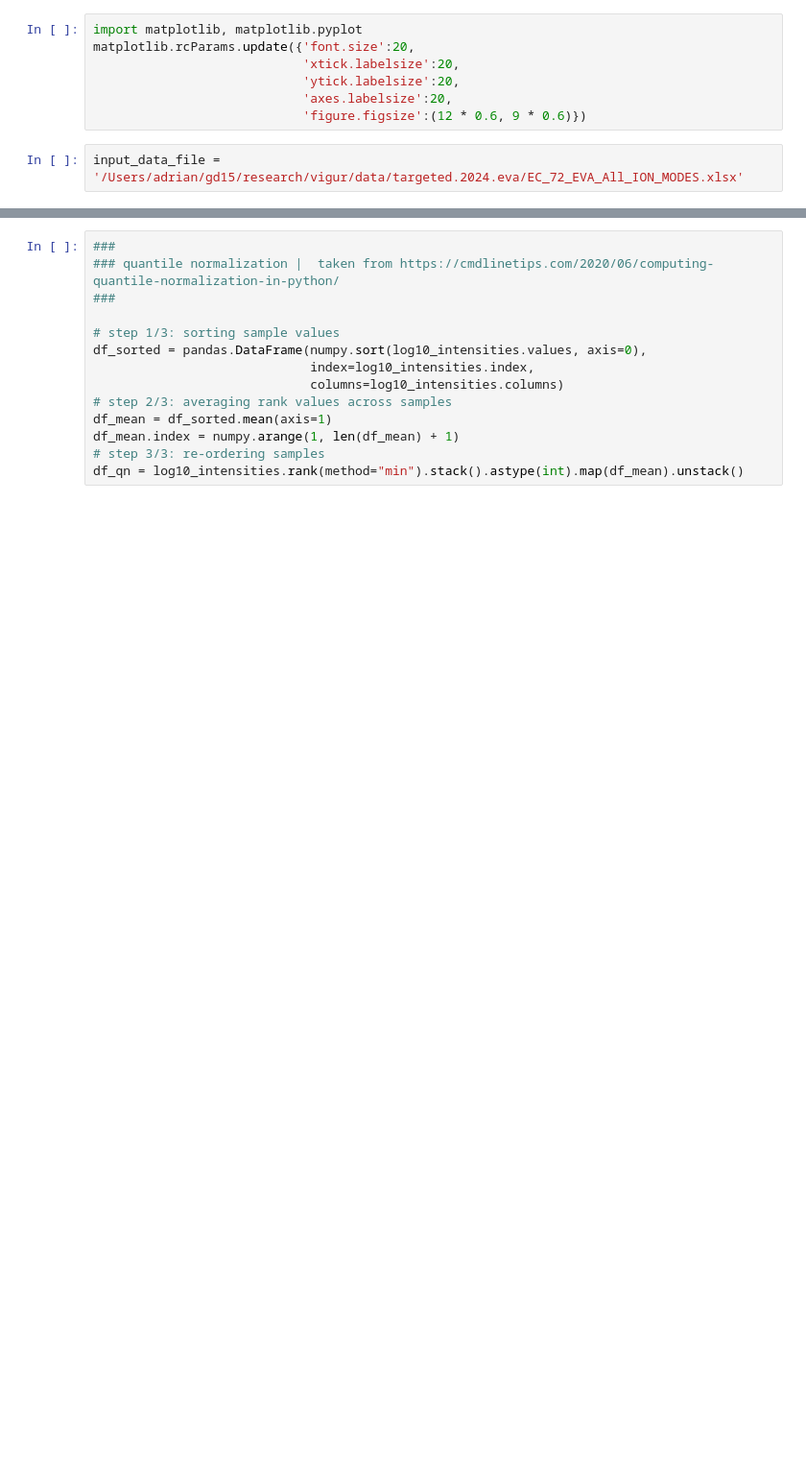
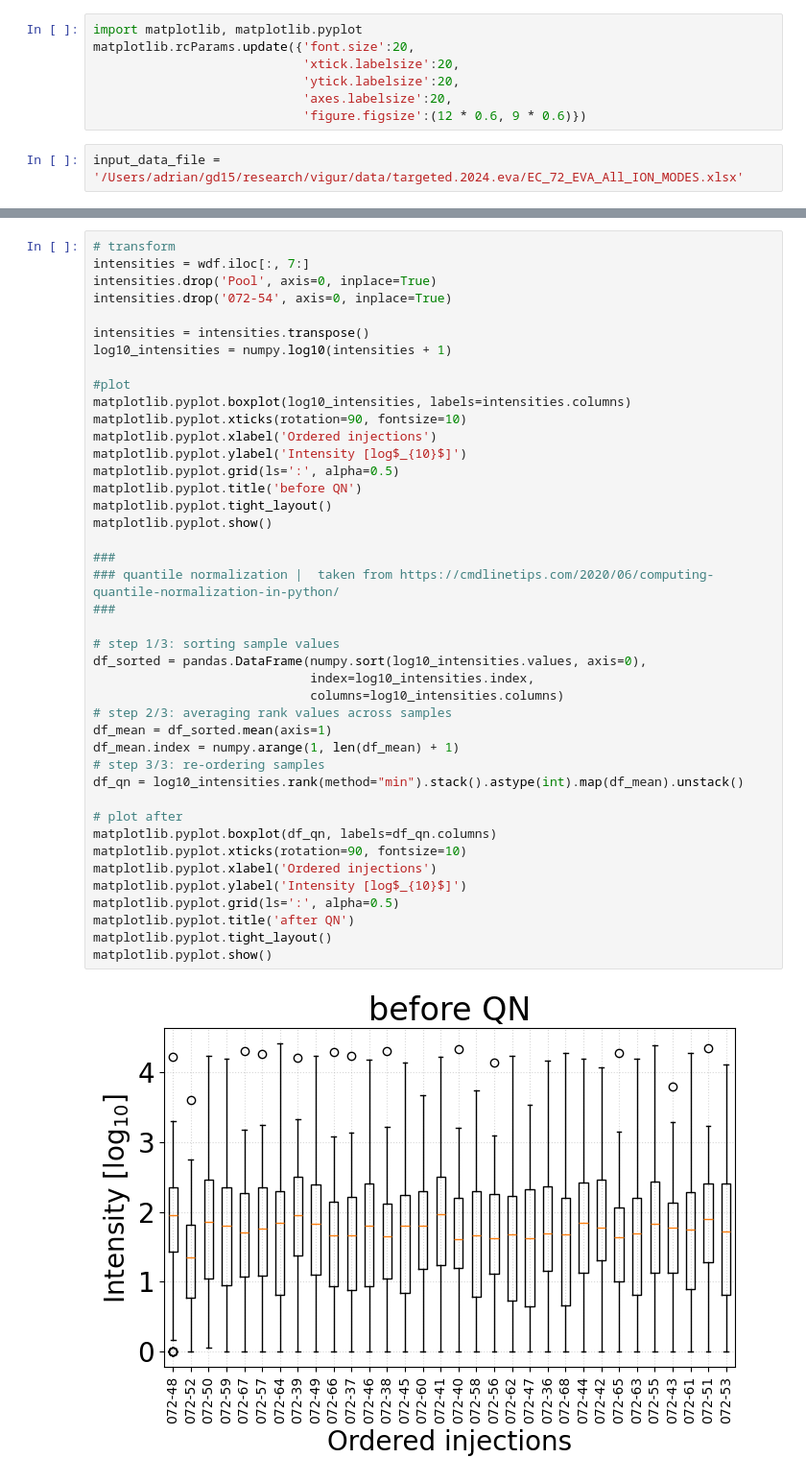
Before and after one commit to adelomana/vigur, a Jupyter notebook: metabolomics/targeted.072.eva/basic_new_approach.ipynb, the cells around one changed output, grey strips where cells are left out. Shown at 96% size. Saved outputs shown, nothing was run; the diff lists cells and outputs as text; blank space fills up the shorter version.

```diff
--- a/metabolomics/targeted.072.eva/basic_new_approach.ipynb
+++ b/metabolomics/targeted.072.eva/basic_new_approach.ipynb
@@ -59,14 +21,44 @@ matplotlib.pyplot.show()
 # %%
+# transform
+intensities = wdf.iloc[:, 7:]
+intensities.drop('Pool', axis=0, inplace=True)
+intensities.drop('072-54', axis=0, inplace=True)
+
+intensities = intensities.transpose()
+log10_intensities = numpy.log10(intensities + 1)
+
+#plot
+matplotlib.pyplot.boxplot(log10_intensities, labels=intensities.columns)
+matplotlib.pyplot.xticks(rotation=90, fontsize=10)
+matplotlib.pyplot.xlabel('Ordered injections')
+matplotlib.pyplot.ylabel('Intensity [log$_{10}$]')
+matplotlib.pyplot.grid(ls=':', alpha=0.5)
+matplotlib.pyplot.title('before QN')
+matplotlib.pyplot.tight_layout()
+matplotlib.pyplot.show()
+
 ###
 ### quantile normalization |  taken from https://cmdlinetips.com/2020/06/computing-quantile-normalization-in-python/
 ###
 
 # step 1/3: sorting sample values
 df_sorted = pandas.DataFrame(numpy.sort(log10_intensities.values, axis=0),
                              index=log10_intensities.index,
                              columns=log10_intensities.columns)
 # step 2/3: averaging rank values across samples
 df_mean = df_sorted.mean(axis=1)
 df_mean.index = numpy.arange(1, len(df_mean) + 1)
 # step 3/3: re-ordering samples
 df_qn = log10_intensities.rank(method="min").stack().astype(int).map(df_mean).unstack()
+
+# plot after
+matplotlib.pyplot.boxplot(df_qn, labels=df_qn.columns)
+matplotlib.pyplot.xticks(rotation=90, fontsize=10)
+matplotlib.pyplot.xlabel('Ordered injections')
+matplotlib.pyplot.ylabel('Intensity [log$_{10}$]')
+matplotlib.pyplot.grid(ls=':', alpha=0.5)
+matplotlib.pyplot.title('after QN')
+matplotlib.pyplot.tight_layout()
+matplotlib.pyplot.show()
+# %% [output]
+[figure, added]
```
Also changed, not shown: parts of 26 cells of this notebook.
